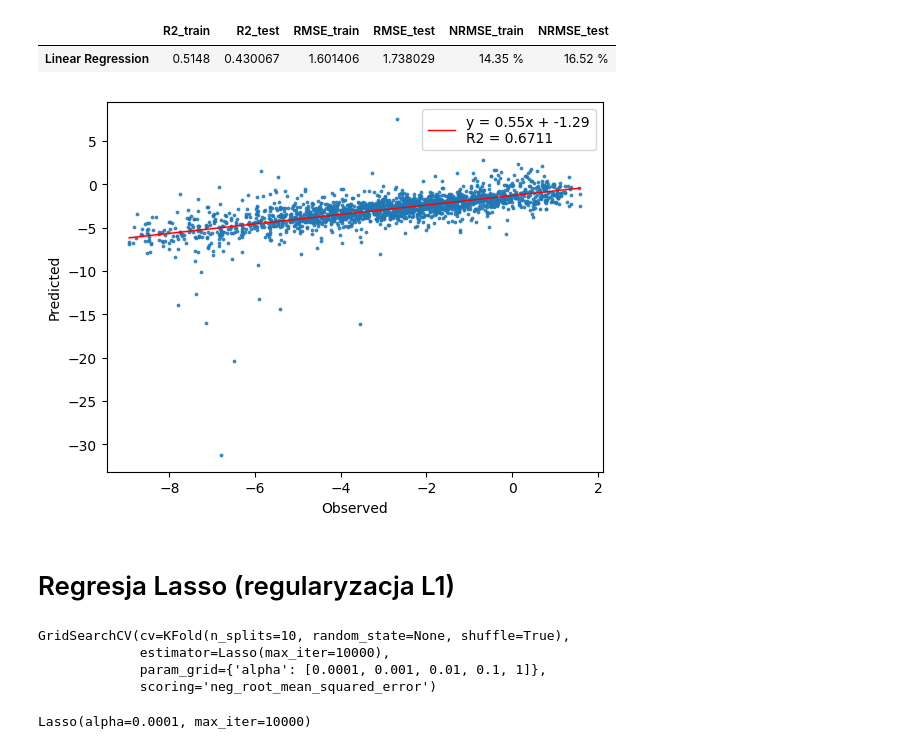
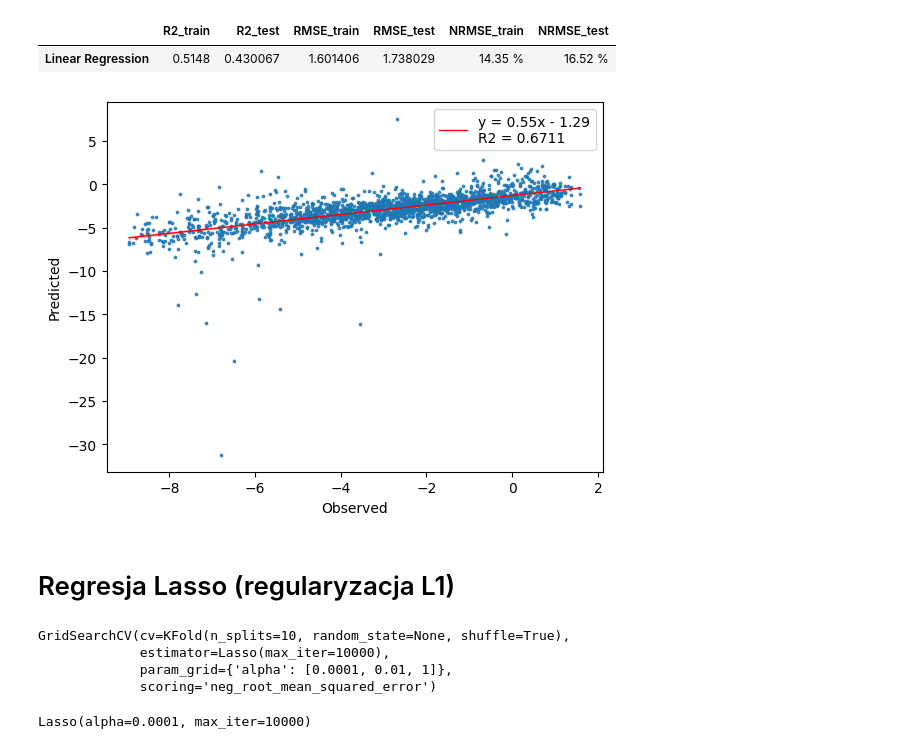
Before and after one commit to rad-mat/Solubility_model_development, a Jupyter notebook: Solubility_model_development.ipynb, the cells around one changed output. Drawn from its saved outputs; the diff is of its cells as text; code cells hidden in the pictures.

```diff
--- a/Solubility_model_development.ipynb
+++ b/Solubility_model_development.ipynb
@@ -128,3 +130,13 @@ def addMetrics(df, model_name, y_learn, y_train, y_pred, y_test):
+# %%
+def displayObsPredPlot(y_test, y_pred):
+    slope, intercept, r_value, p_value, std_err = stats.linregress(y_test, y_pred.T)
+    sign = '-' if intercept < 0 else '+'
+    ax = sns.regplot(x = y_test, y = y_pred, scatter_kws={'s' : 3},
+                      line_kws={'label':"y = {:.2f}x {} {:.2f}\nR2 = {:.4f}".format(slope,sign,abs(intercept),r_value), 'color' : 'red', 'lw' : 1})
+    ax.legend()
+    ax.set_xlabel("Observed")
+    ax.set_ylabel("Predicted")
+    plt.show()
 # %% [markdown]
 # Regresja liniowa
 # %%
@@ -139,20 +151,14 @@ summary1
 # %% [output]
 |  | R2_train | R2_test | RMSE_train | RMSE_test | NRMSE_train | NRMSE_test |
 | Linear Regression | 0.5148 | 0.430067 | 1.601406 | 1.738029 | 14.35 % | 16.52 % |
-# %%
-slope, intercept, r_value, p_value, std_err = stats.linregress(y_test, y_pred)
-ax = sns.regplot(x = y_test, y = y_pred, scatter_kws={'s' : 3},
-                  line_kws={'label':"y = {0:.2f}x + {1:.2f}\nR2 = {2:.4f}".format(slope,intercept,r_value), 'color' : 'red', 'lw' : 1})
-ax.legend()
-ax.set_xlabel("Observed")
-ax.set_ylabel("Predicted")
-plt.show()
-# %% [output]
-[figure, removed]
+# %%
+displayObsPredPlot(y_test, y_pred)
+# %% [output]
+[figure, added]
 # %% [markdown]
 # Regresja Lasso (regularyzacja L1)
 # %%
-parameters = {'alpha': [0.0001, 0.001, 0.01, 0.1, 1]}
+parameters = {'alpha': [0.0001, 0.01, 1]}
 
 cv = model_selection.KFold(n_splits=10, shuffle=True)
 
@@ -164,7 +170,7 @@ lasso_GS.fit(X_train, y_train)
 # %% [output]
 GridSearchCV(cv=KFold(n_splits=10, random_state=None, shuffle=True),
              estimator=Lasso(max_iter=10000),
-             param_grid={'alpha': [0.0001, 0.001, 0.01, 0.1, 1]},
+             param_grid={'alpha': [0.0001, 0.01, 1]},
              scoring='neg_root_mean_squared_error')
 # %%
 lasso_GS.best_estimator_
```
Also changed, not shown: parts of 36 cells of this notebook.
